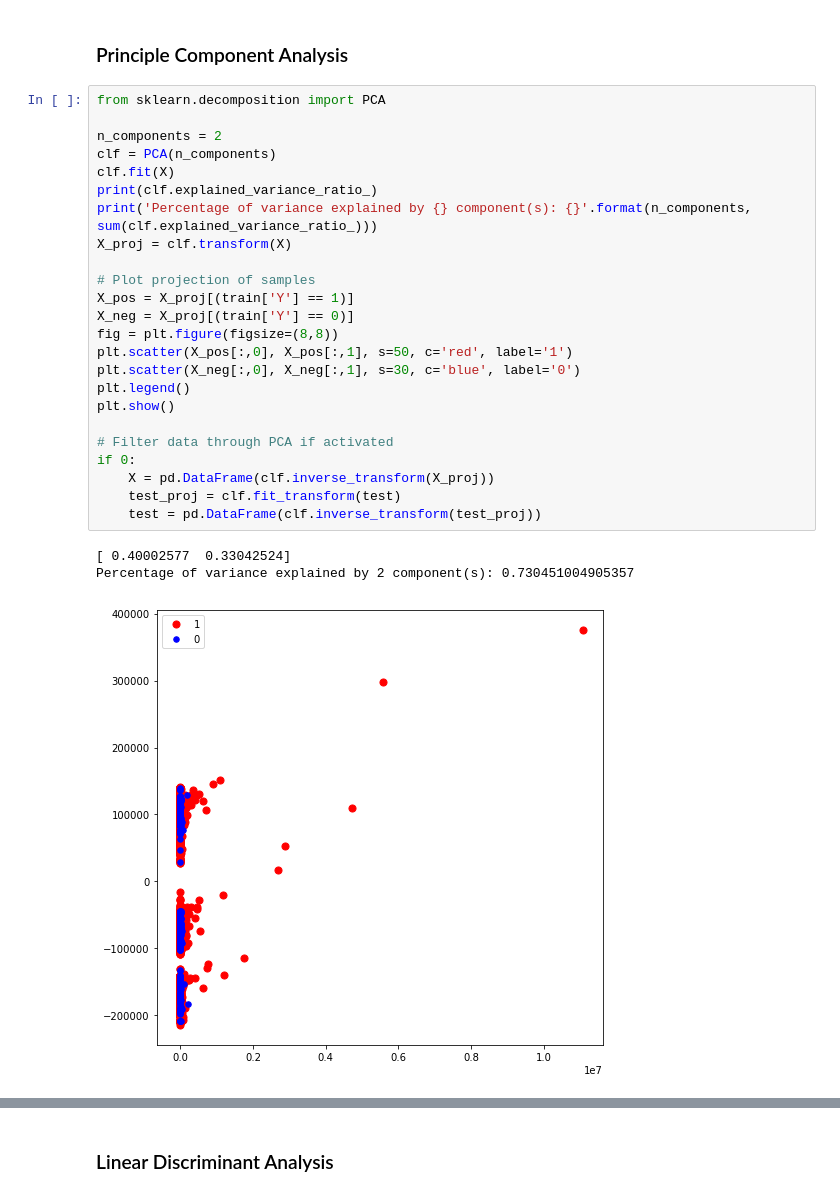
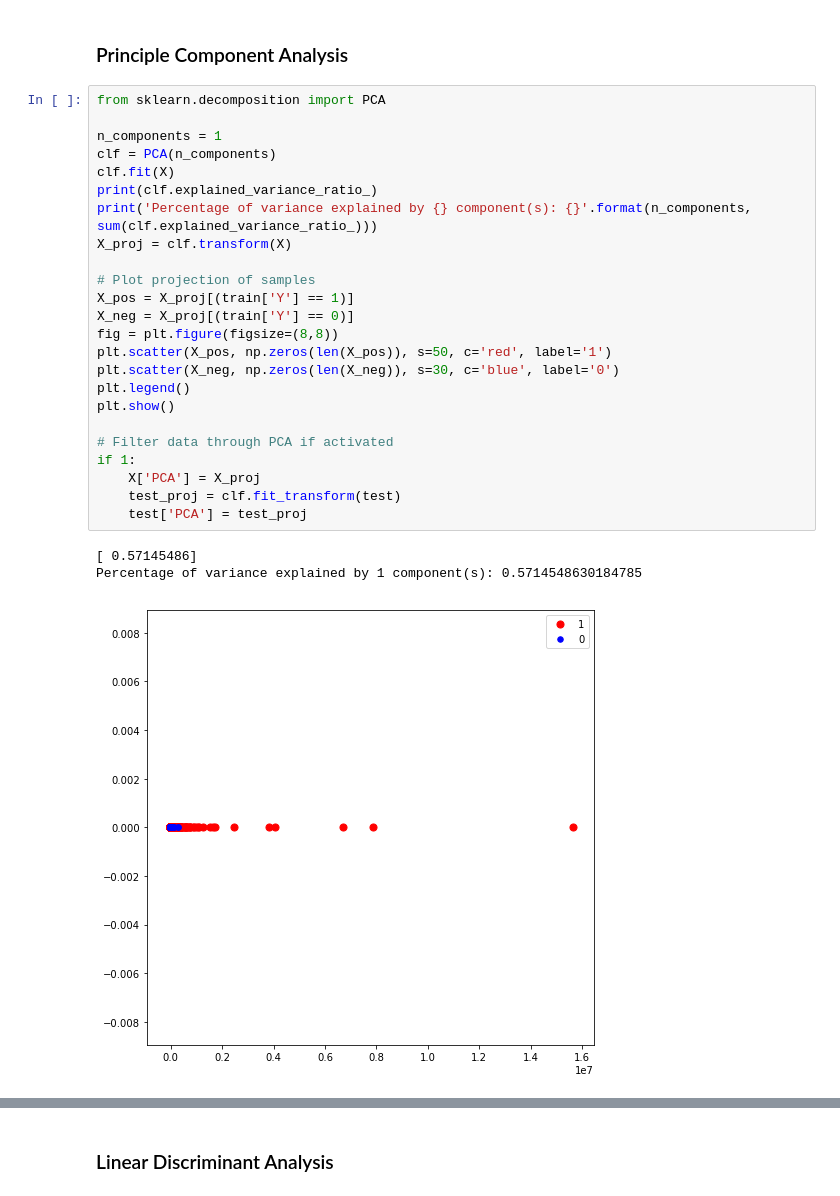
Before and after one commit to mkogerd/kaggle-midterm, a Jupyter notebook: Darden_KaggleMidterm.ipynb, the cells around one changed output, grey strips where cells are left out. Cells and saved outputs as stored; diff of their text form.

```diff
--- a/Darden_KaggleMidterm.ipynb
+++ b/Darden_KaggleMidterm.ipynb
@@ -207,28 +209,28 @@ y = train['Y']
 # %%
 from sklearn.decomposition import PCA
 
-n_components = 2
+n_components = 1
 clf = PCA(n_components)
 clf.fit(X)
 print(clf.explained_variance_ratio_)
 print('Percentage of variance explained by {} component(s): {}'.format(n_components, sum(clf.explained_variance_ratio_)))
 X_proj = clf.transform(X)
 
 # Plot projection of samples
 X_pos = X_proj[(train['Y'] == 1)]
 X_neg = X_proj[(train['Y'] == 0)]
 fig = plt.figure(figsize=(8,8))
-plt.scatter(X_pos[:,0], X_pos[:,1], s=50, c='red', label='1')
-plt.scatter(X_neg[:,0], X_neg[:,1], s=30, c='blue', label='0')
+plt.scatter(X_pos, np.zeros(len(X_pos)), s=50, c='red', label='1')
+plt.scatter(X_neg, np.zeros(len(X_neg)), s=30, c='blue', label='0')
 plt.legend()
 plt.show()
 
 # Filter data through PCA if activated
-if 0:
-    X = pd.DataFrame(clf.inverse_transform(X_proj))
+if 1:
+    X['PCA'] = X_proj
     test_proj = clf.fit_transform(test)
-    test = pd.DataFrame(clf.inverse_transform(test_proj))
+    test['PCA'] = test_proj
 # %% [output]
-[ 0.40002577  0.33042524]
-Percentage of variance explained by 2 component(s): 0.730451004905357
+[ 0.57145486]
+Percentage of variance explained by 1 component(s): 0.5714548630184785
-[figure, old version]
+[figure, new version]
```
Also changed, not shown: parts of 11 cells of this notebook, 1 other file.
